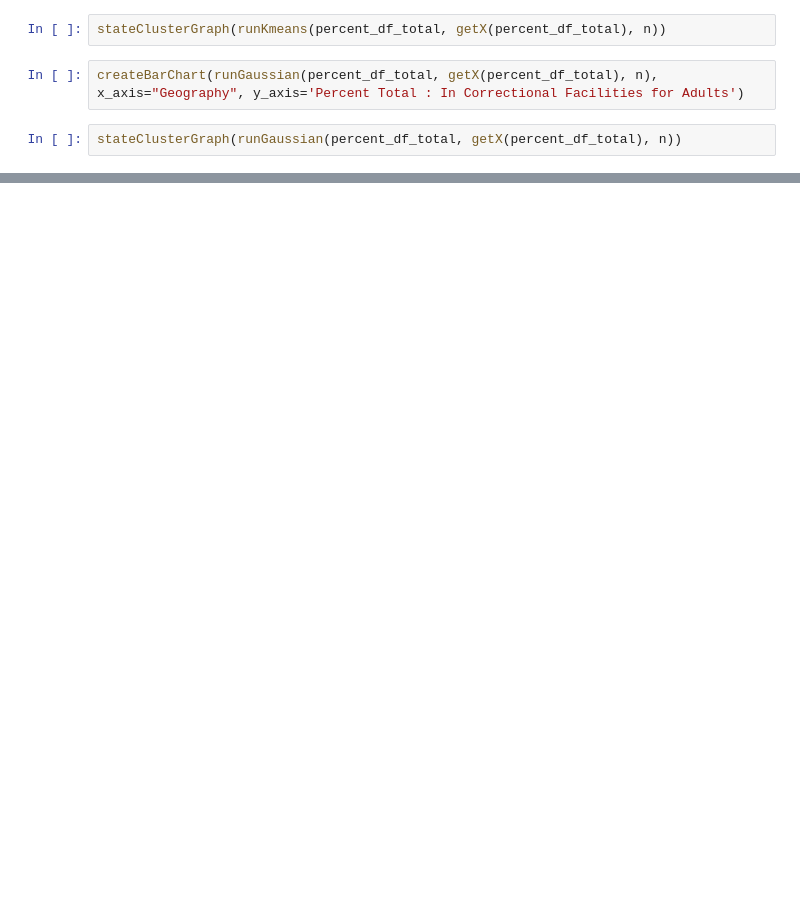
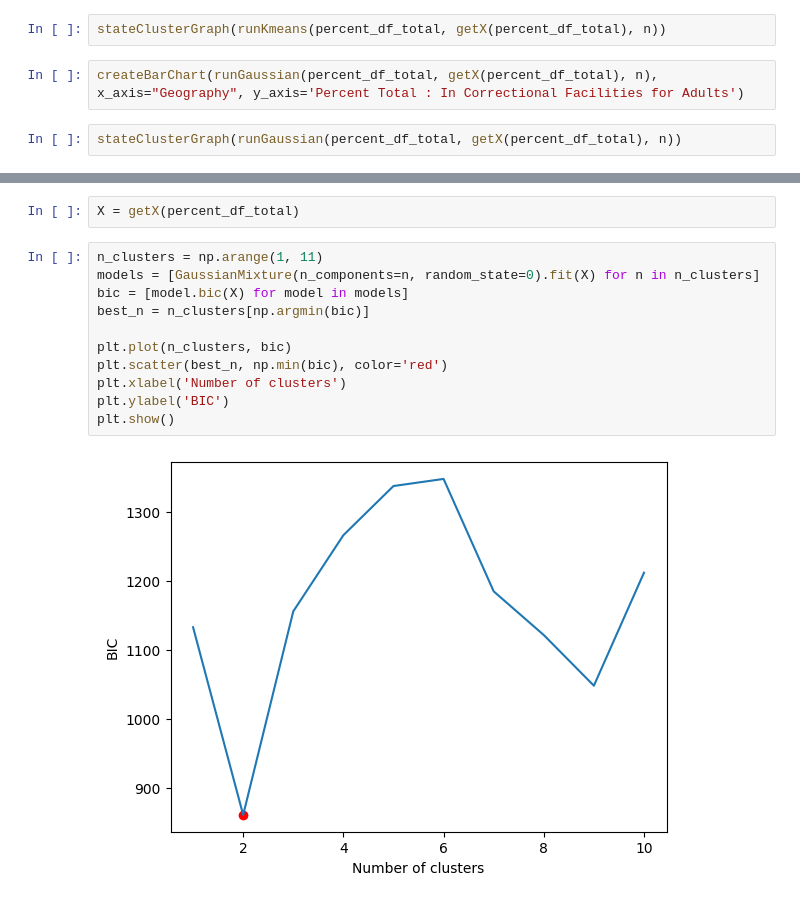
Before and after one commit to lorenzom222/CSC240_Project, a Jupyter notebook: final.ipynb, the cells around one changed output, grey strips where cells are left out. Drawn from its saved outputs; the diff is of its cells as text; blank space fills up the shorter version.

Commit message:
1 Gaussian Dist for Percetage/Proportion Prediction

```diff
--- a/final.ipynb
+++ b/final.ipynb
@@ -550,0 +512,15 @@ fig.show()
+# %%
+X = getX(percent_df_total)
+# %%
+n_clusters = np.arange(1, 11)
+models = [GaussianMixture(n_components=n, random_state=0).fit(X) for n in n_clusters]
+bic = [model.bic(X) for model in models]
+best_n = n_clusters[np.argmin(bic)]
+
+plt.plot(n_clusters, bic)
+plt.scatter(best_n, np.min(bic), color='red')
+plt.xlabel('Number of clusters')
+plt.ylabel('BIC')
+plt.show()
+# %% [output]
+[figure, added]
```
Also changed, not shown: parts of 19 cells of this notebook.
